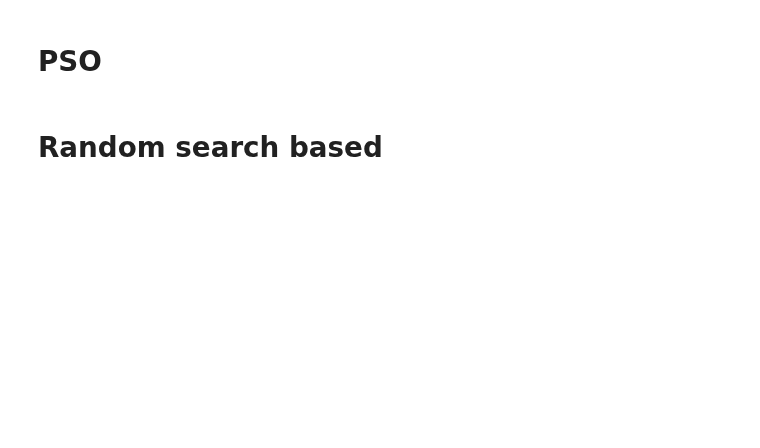
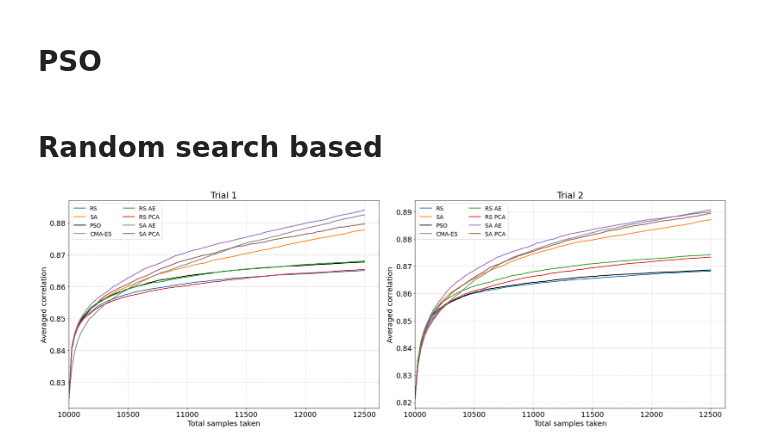
Before and after one commit to NeuroLife77/DRFFIT_paper, a Jupyter notebook: WC_from_init.ipynb, the cells around one changed output. Cells and saved outputs as stored; diff of their text form; code cells hidden in the pictures; blank space fills up the shorter version.

```diff
--- a/WC_from_init.ipynb
+++ b/WC_from_init.ipynb
@@ -66,17 +70,17 @@ best_PSO_std_errors = [[(best_PSO_mean_errors[i]-errors[i].std(1).mean(0)).squee
 # %% [markdown]
 # Random search based
 # %%
-global_search_path = '../Data/WC/seach_tests/simple/'
+global_search_path = '../Data/WC/search_tests/simple/'
 final_files = [
-        ['cube_10000_0-20targets_w0.0_blw0.125_chunk25_100rds_0dim_5LD_pure_0', 0],
-		['cube_10000_0-20targets_w0.0_blw0.1_chunk25_100rds_0dim_5LD_SA_0', 1],
+        ['cube_10000_0-20targets_w0.0_blw0.125_chunk25_100rds_0dim_5LD_pure', 0],
+		['cube_10000_0-20targets_w0.0_blw0.1_chunk25_100rds_0dim_5LD_SA', 1],
 		['cube_10000_0-20targets_w0.15_blw0.0_chunk25_100rds_8dim_5LD_pure_AE', 2],
 		['cube_10000_0-20targets_w0.15_blw0.0_chunk25_100rds_10dim_5LD_pure_PCA', 3],
 		['cube_10000_0-20targets_w0.15_blw0.0_chunk25_100rds_11dim_5LD_SA_AE', 4],
 		['cube_10000_0-20targets_w0.15_blw0.0_chunk25_100rds_10dim_5LD_SA_PCA', 5],
 ],[
-		['cube_10000_1-20targets_w0.0_blw0.1_chunk25_100rds_0dim_5LD_pure_0', 0],
-		['cube_10000_1-20targets_w0.0_blw0.125_chunk25_100rds_0dim_5LD_SA_0', 1],
+		['cube_10000_1-20targets_w0.0_blw0.1_chunk25_100rds_0dim_5LD_pure', 0],
+		['cube_10000_1-20targets_w0.0_blw0.125_chunk25_100rds_0dim_5LD_SA', 1],
 		['cube_10000_1-20targets_w0.15_blw0.0_chunk25_100rds_8dim_5LD_pure_AE', 2],
 		['cube_10000_1-20targets_w0.15_blw0.0_chunk25_100rds_10dim_5LD_pure_PCA', 3],
 		['cube_10000_1-20targets_w0.175_blw0.0_chunk25_100rds_11dim_5LD_SA_AE', 4],
@@ -120,7 +124,7 @@ for ii in range(len(random_search_paths)):
     all_settings.append(settings)
 # %%
 start = 0
-titles = ['Trial 1', 'Trial 2','20000_0', '20000_1']
+titles = ['Trial 1', 'Trial 2']
 loss_fn = 'correlation'
 initial_samp = [10000, 10000]
 num_rounds = 100
@@ -139,33 +143,35 @@ for i in range(len(results)):
         best_other_error = results[i][0]
         best_other_std_errors = results[i][1]
         color_num = 0
         for ii in range(0,2):
             lim = num_rounds-start+1
             samples = [initial_samp[i]+25*j for j in range(num_rounds+1)]
             plt.plot(samples,best_other_error[ii][:,:,:lim].squeeze(), f'-C{color_num}', label = f"{labels[ii]}")
             color_num+=1
     try:
         samples = [initial_samp[i]+ 25*j for j in range(num_rounds+1)]
         plt.plot(samples,best_PSO_mean_errors[i][:,:,:lim].squeeze(), '-k', label = f"PSO")
         plt.plot([initial_samp[i]+25*j for j in range(num_rounds+1)],all_std_errors[cmae_num][cmae_std][:].mean(1).mean(0).numpy(),'-C7', label = f'CMA-ES')
     except:
         pass
     if results[i] is not None:
         best_other_error = results[i][0]
         best_other_std_errors = results[i][1]
         for ii in range(2,6):
             lim = num_rounds-start+1
             samples = [initial_samp[i]+25*j for j in range(num_rounds+1)]
             plt.plot(samples,best_other_error[ii][:,:,:lim].squeeze(), f'-C{color_num}', label = f"{labels[ii]}")
             color_num+=1
     plt.xlim([initial_samp[i], None])
     plt.title(f'{titles[i]}')
     plt.ylabel(f"Averaged {loss_fn}")
     plt.xlabel("Total samples taken")
     plt.legend(ncol = 2, prop = {'size':14})
     plt.grid(linestyle = "--", linewidth = 0.5)
 plt.tight_layout()
 plt.show()
+# %% [output]
+[figure, added]
 # %%
 all_runtime_RS = [np.concatenate([runtime_RS[i][j].reshape((-1)) for i in range(2)]) for j in range(6)]
 all_runtime_PSO = np.concatenate([ensure_numpy(runtime_PSO[i]).reshape((-1)) for i in range(2)])
```
Also changed, not shown: parts of 2 cells of this notebook, 9 other files.
